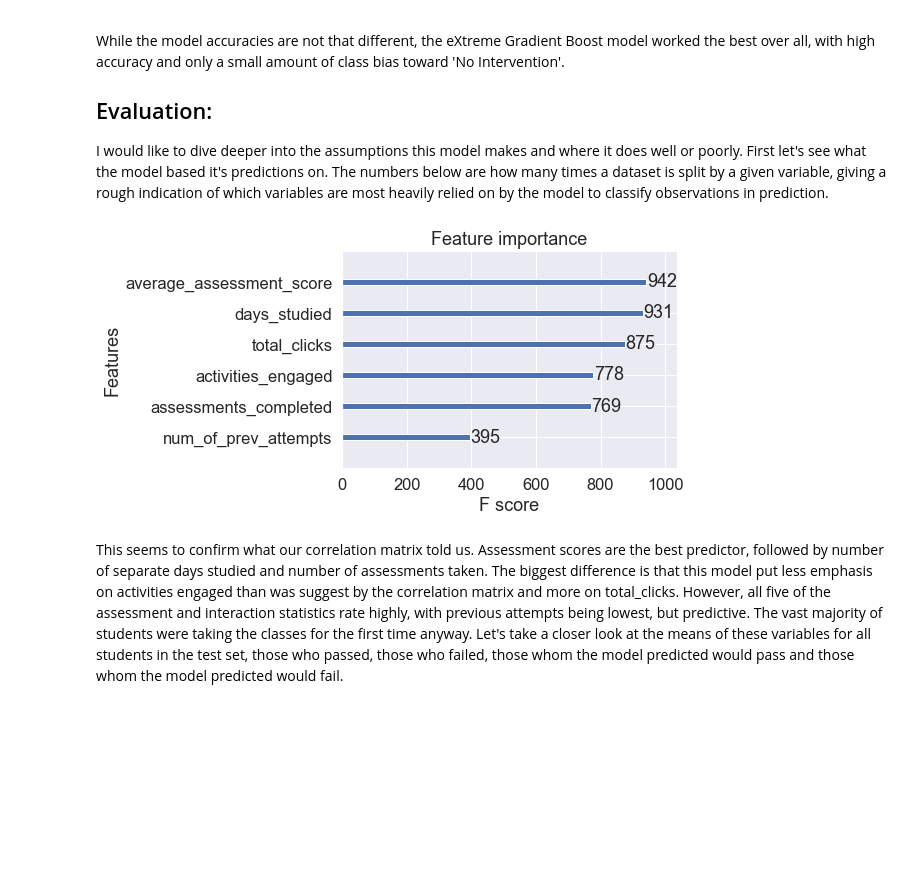
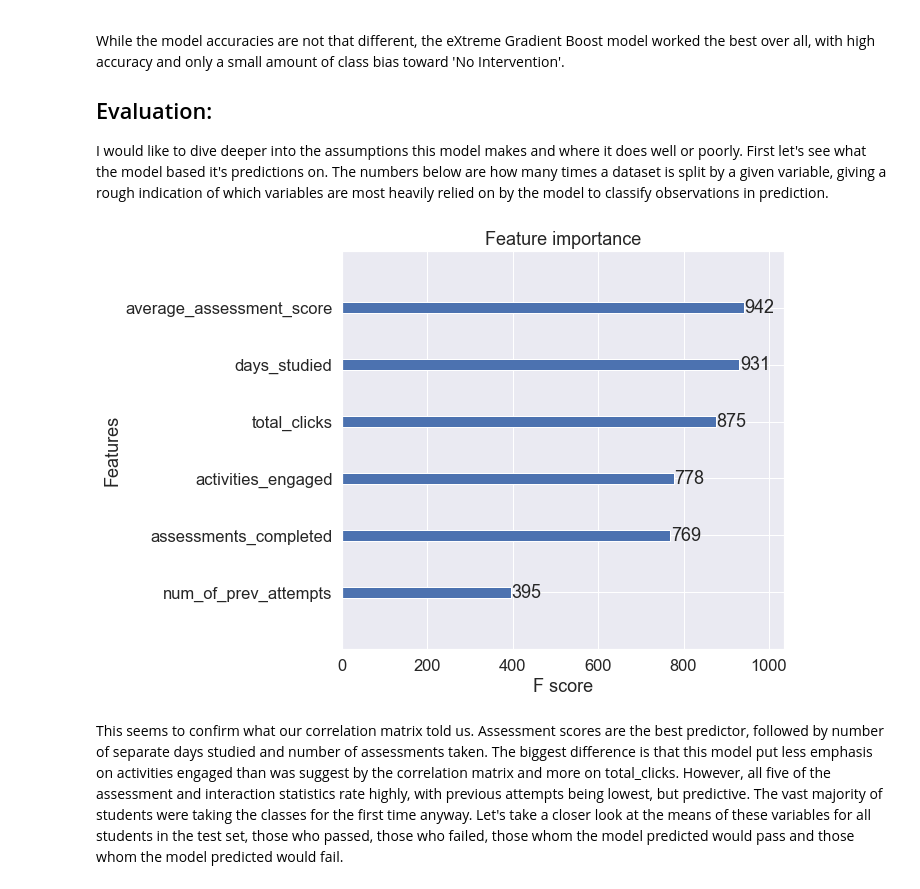
Before and after one commit to Caellwyn/ou_student_predictions, a Jupyter notebook: report/report_notebook.ipynb, the cells around one changed output. Cells and saved outputs as stored; diff of their text form; code cells hidden in the pictures; blank space fills up the shorter version.

Commit message:
tweak feature importance graph

```diff
--- a/report/report_notebook.ipynb
+++ b/report/report_notebook.ipynb
@@ -475,10 +475,13 @@ I would like to dive deeper into the assumptions this model makes and where it d
 # %%
 from xgboost import plot_importance
 model = pickle.load(open('../models/XGBmodel4.pkl','rb'))
-plot_importance(model)
-plt.savefig('../figures/XGB_final_model_feature_importance.png')
+plt.figure(figsize = (10,7))
+ax = plt.subplot()
+plot_importance(model, ax=ax)
+plt.tight_layout()
+plt.savefig('../figures/XGB_final_model_feature_importance.png', dpi=100)
 # %% [output]
-[figure, old version]
+[figure, new version]
 # %% [markdown]
 This seems to confirm what our correlation matrix told us.  Assessment scores are the best predictor, followed by number of separate days studied and number of assessments taken.  The biggest difference is that this model put less emphasis on activities engaged than was suggest by the correlation matrix and more on total_clicks.  However, all five of the assessment and interaction statistics rate highly, with previous attempts being lowest, but predictive.  The vast majority of students were taking the classes for the first time anyway.  Let's take a closer look at the means of these variables for all students in the test set, those who passed, those who failed, those whom the model predicted would pass and those whom the model predicted would fail.
 # %%
```
Also changed, not shown: 1 other file.
